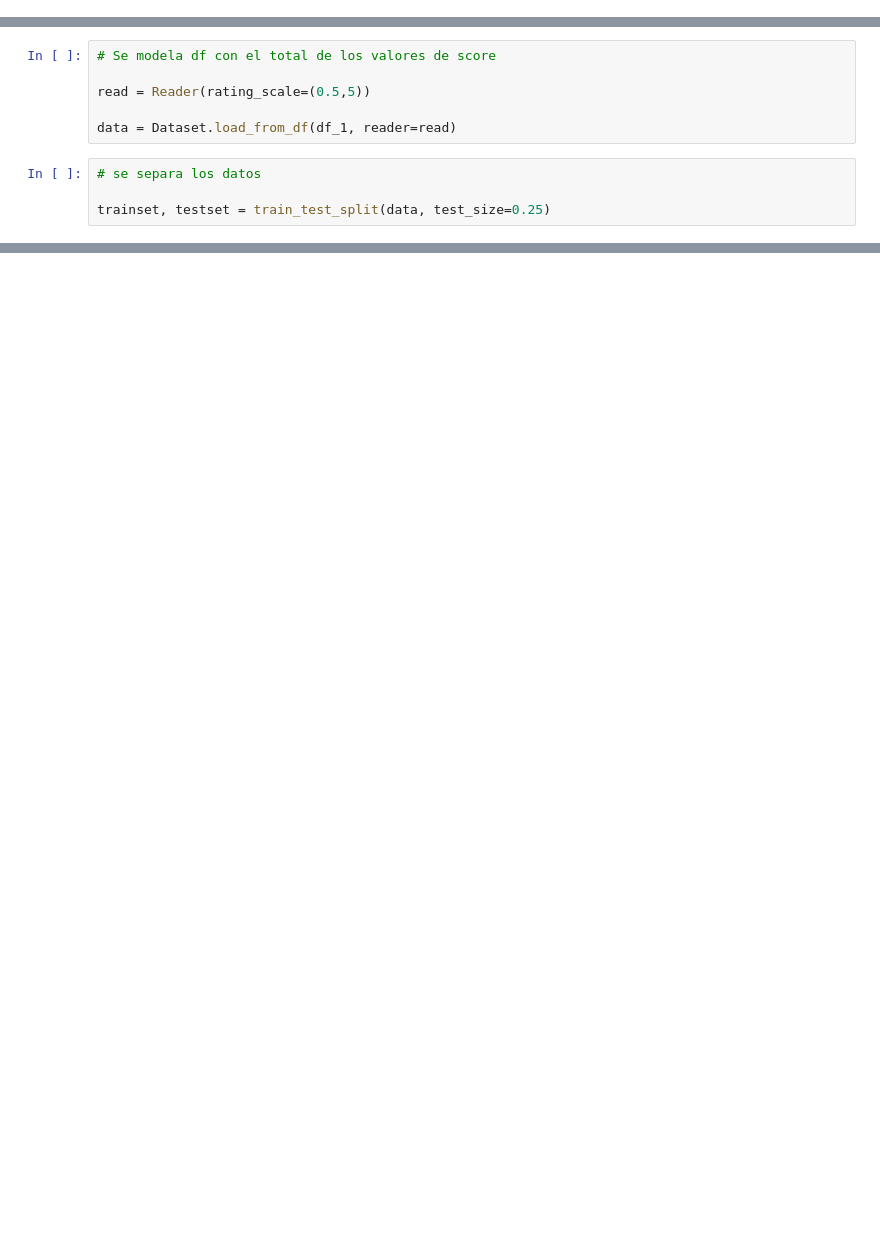
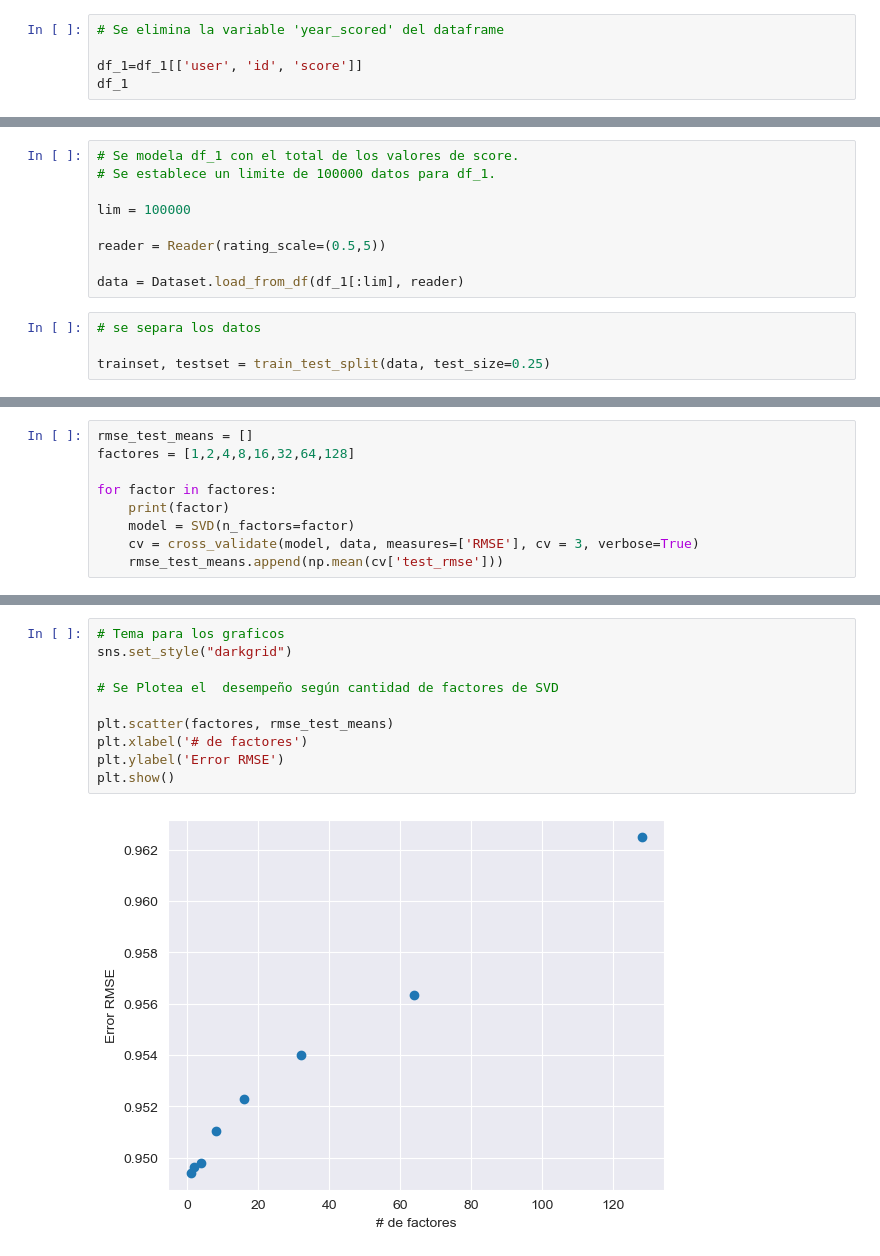
Before and after one commit to jospinoponce/ModeloRecomiendaPeliculas, a Jupyter notebook: Notebooks/3.ML_model.ipynb, the cells around one changed output, grey strips where cells are left out. Cells and saved outputs as stored; diff of their text form; blank space fills up the shorter version.

```diff
--- a/Notebooks/3.ML_model.ipynb
+++ b/Notebooks/3.ML_model.ipynb
@@ -26,0 +49,5 @@ df_1=df_1[["id","user","score"]]
+# %%
+# Se elimina la variable 'year_scored' del dataframe
+
+df_1=df_1[['user', 'id', 'score']]
+df_1
@@ -27,9 +73,12 @@ df_1=df_1[["id","user","score"]]
 # %%
-# Se modela df con el total de los valores de score
+# Se modela df_1 con el total de los valores de score.
+# Se establece un limite de 100000 datos para df_1.
 
-read = Reader(rating_scale=(0.5,5))
+lim = 100000
 
-data = Dataset.load_from_df(df_1, reader=read)
+reader = Reader(rating_scale=(0.5,5))
+
+data = Dataset.load_from_df(df_1[:lim], reader)
 # %%
 # se separa los datos
 
@@ -63,0 +270,9 @@ cross_validate(svd, data, measures=['RMSE', 'MAE'], cv = 3, verbose=True)
+# %%
+rmse_test_means = []
+factores = [1,2,4,8,16,32,64,128]
+
+for factor in factores:
+    print(factor)
+    model = SVD(n_factors=factor)
+    cv = cross_validate(model, data, measures=['RMSE'], cv = 3, verbose=True)
+    rmse_test_means.append(np.mean(cv['test_rmse']))
@@ -63,0 +297,12 @@ cross_validate(svd, data, measures=['RMSE', 'MAE'], cv = 3, verbose=True)
+# %%
+# Tema para los graficos
+sns.set_style("darkgrid")
+
+# Se Plotea el  desempeño según cantidad de factores de SVD
+
+plt.scatter(factores, rmse_test_means)
+plt.xlabel('# de factores')
+plt.ylabel('Error RMSE')
+plt.show()
+# %% [output]
+[figure, added]
```
Also changed, not shown: parts of 39 cells of this notebook, 1 other file.
